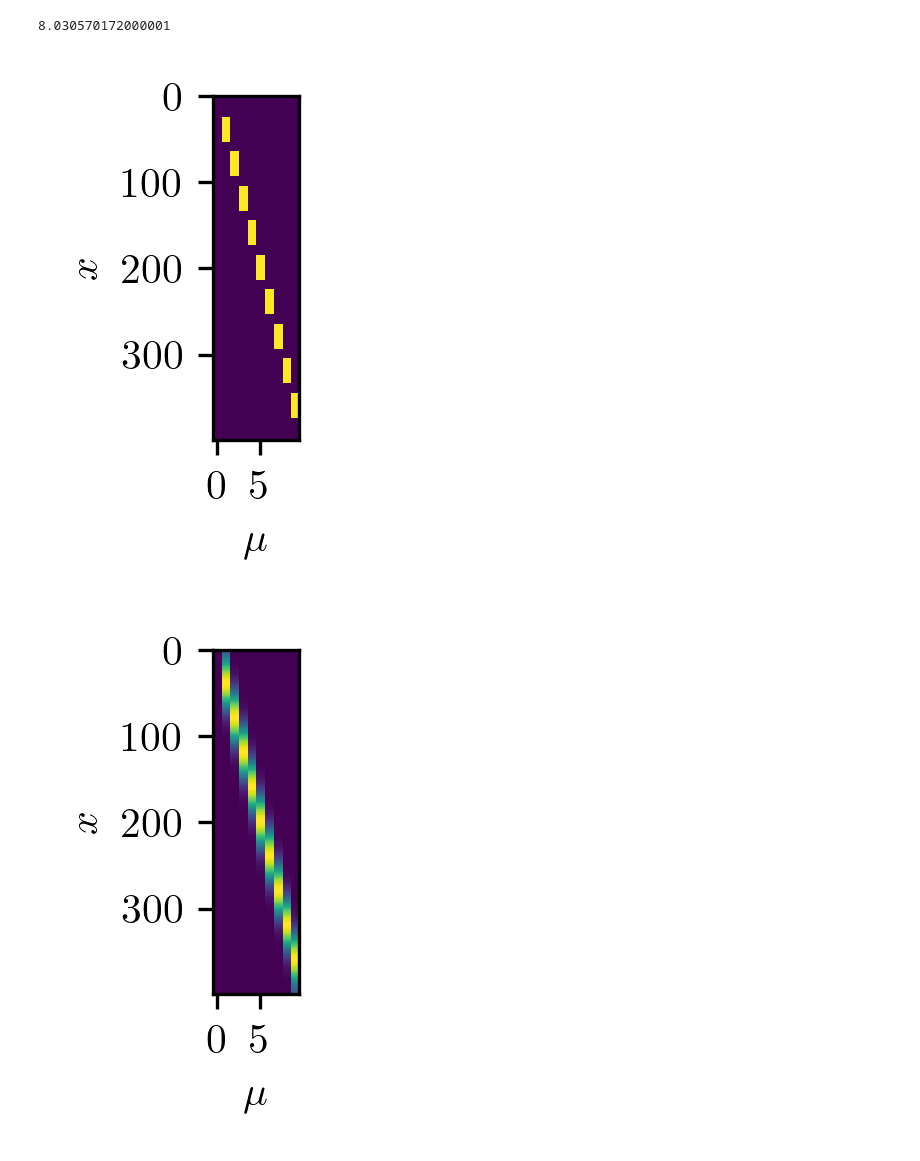
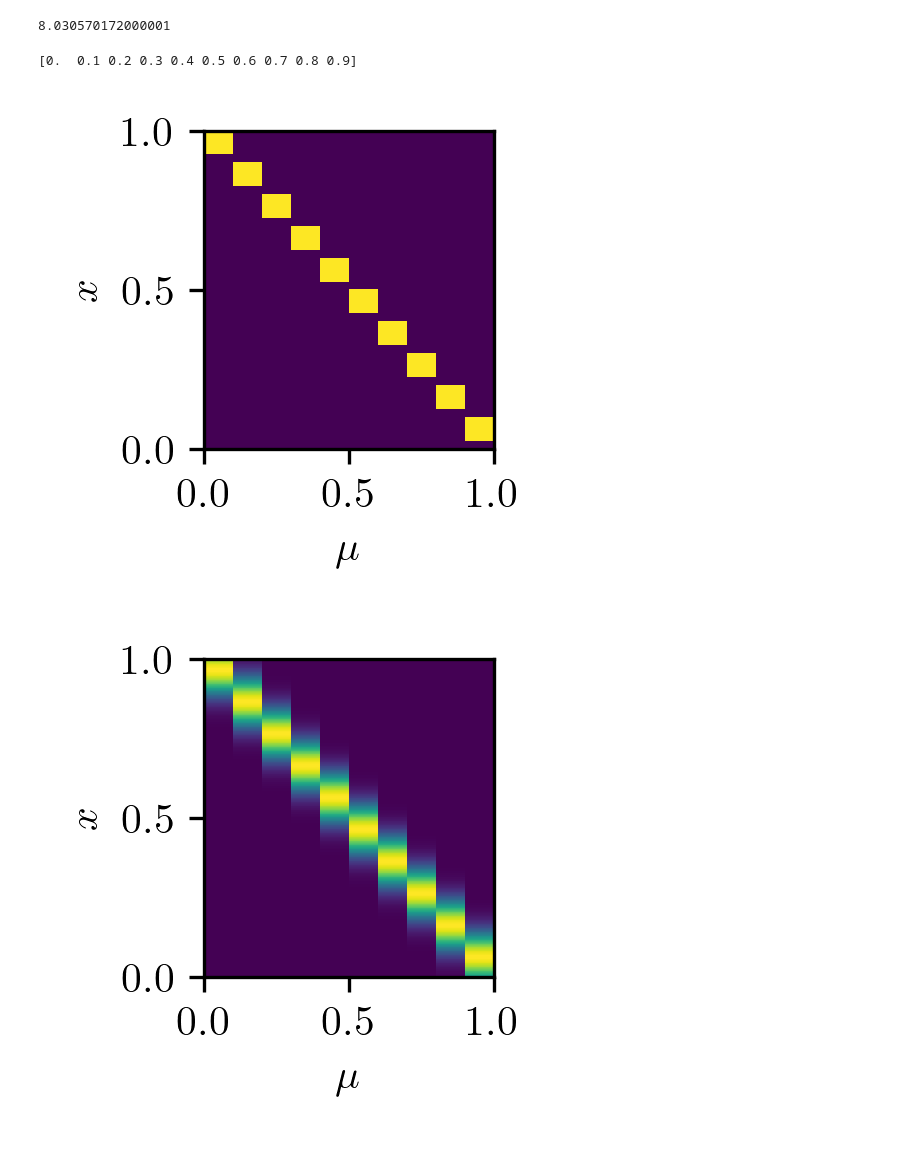
Before and after one commit to flabowski/POD-ROM-and-gaussian-convolution, a Jupyter notebook: notebooks/1D test case.ipynb, the cells around one changed output. Drawn from its saved outputs; the diff is of its cells as text; code cells hidden in the pictures.

Commit message:
improved visualizations

```diff
--- a/notebooks/1D test case.ipynb
+++ b/notebooks/1D test case.ipynb
@@ -16,7 +16,10 @@ page_width_pt = 455.24
 pt2in = 0.01389
 pt2cm = 0.0352777778
 cm2in = 1/2.54
+page_width_cm = 13.70499
+# TODO: work with textwidth
 plot_width_in = page_width_pt*pt2in/2
+page_width_in = page_width_cm*cm2in
 print(plot_width_in/cm2in)
 
 fs = 10
@@ -35,31 +38,37 @@ plt.rcParams['legend.handlelength'] = 1.0
 plt.rcParams['figure.dpi'] = 300
 plt.rcParams['savefig.dpi'] = 300
 mpl.rc('text', usetex=True)
-mpl.rc('font', family='serif', size=12, serif='Computer Modern Roman')
+mpl.rc('font', family='serif', size=fs, serif='Computer Modern Roman')
 pth = "../Plots/"
+
+markevery = 45
 # %% [output]
 8.030570172000001
 # %%
 m, n = 400, 10
-w = 15  # width of the bump in # nodes
+w = 30  # width of the bump in # nodes
 x = np.linspace(0, 1, m, endpoint=False)
 mu = np.linspace(0, 1, n, endpoint=False)
-xi = 0.35
-sigma = 19
+xi = np.array([0.125, 0.35])
+sigma = 20
+# %%
+print(mu)
+# %% [output]
+[0.  0.1 0.2 0.3 0.4 0.5 0.6 0.7 0.8 0.9]
 # %%
 def plot_paramspace(X):
-    fig, ax = plt.subplots()
-    plt.imshow(X, interpolation="none")
+    fig, ax = plt.subplots(figsize=(4.59/2.54, 4.59/2.54))
+    plt.imshow(X, interpolation="none", extent=(0, 1, 0, 1), aspect="auto")
     ax.set_xlabel("$\mu$")
     ax.set_ylabel("$x$")
-    ax.set_aspect(1/10)
+    #ax.set_aspect(1/10)
     plt.show()
     return fig, ax
 # %%
 def bump(x, mu):
     y = np.zeros_like(x)
     i = np.argmin(np.abs(x-mu))
-    y[(i-w):(i+w-1)] = 1.0
+    y[i:(i+w)] = 1.0
     return y
 # %%
 def predict(VT, grid, r, xi):
@@ -72,17 +81,17 @@ def predict(VT, grid, r, xi):
 # %%
 X = np.zeros((m, n))
 X_c = np.zeros_like(X)
 for j, mu_j in enumerate(mu):
     y = bump(x, mu_j)
     X[:, j] = y
-    X_c[:, j] = gaussian_filter1d(y, 18.77)
+    X_c[:, j] = gaussian_filter1d(y, sigma, mode="constant")
 plot_paramspace(X)
 plt.show()
 plot_paramspace(X_c)
 plt.show()
 # %% [output]
-[figure, old version]
+[figure, new version]
-[figure, old version]
+[figure, new version]
 # %%
 U, S, VT = np.linalg.svd(X, False)
 U_c, S_c, VT_c = np.linalg.svd(X_c, False)
```
Also changed, not shown: parts of 14 cells of this notebook.
